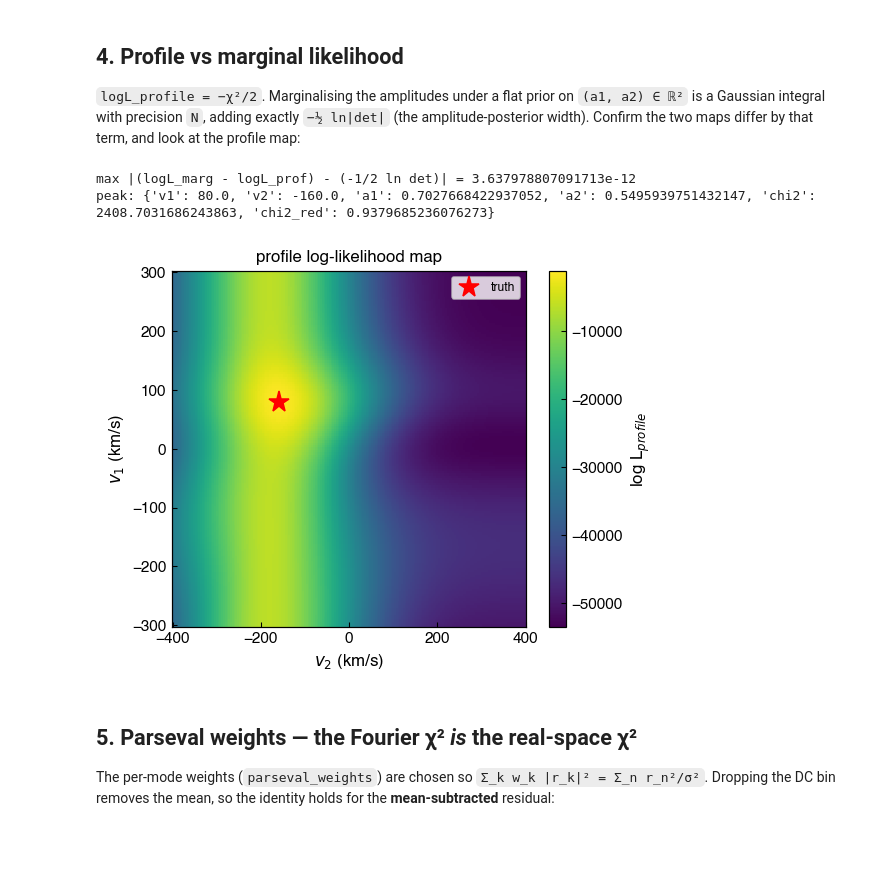
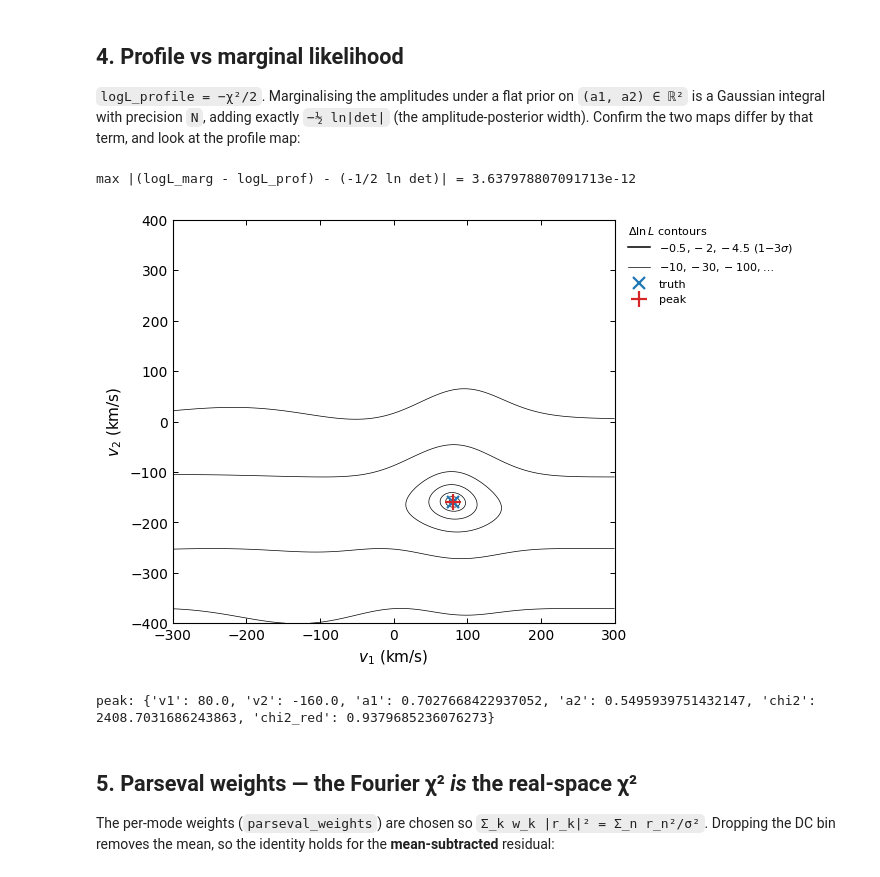
Before and after one commit to SPARTA-dev/SPARTA, a Jupyter notebook: examples/todcor/01_method.ipynb, the cells around one changed output. Drawn from its saved outputs; the diff is of its cells as text; code cells hidden in the pictures; blank space fills up the shorter version.

```diff
--- a/examples/todcor/01_method.ipynb
+++ b/examples/todcor/01_method.ipynb
@@ -19,20 +19,11 @@ import matplotlib.pyplot as plt
 # primitives (re-exported from unicor.dsp) all live in one namespace.
 import todcor as tf
 
-# Figure style for the SPARTA examples (LaTeX rendering off for portability).
-PAPER_STYLE = {
-    "font.family": "sans-serif",
-    "font.sans-serif": ["Helvetica", "Arial", "DejaVu Sans"],
-    "font.size": 11.0, "axes.titlesize": 11.0, "axes.labelsize": 11.0,
-    "xtick.labelsize": 10.0, "ytick.labelsize": 10.0, "legend.fontsize": 8.0,
-    "axes.linewidth": 0.8,
-    "xtick.major.width": 0.7, "ytick.major.width": 0.7,
-    "xtick.direction": "in", "ytick.direction": "in",
-    "lines.linewidth": 1.2,
-    "figure.dpi": 110, "savefig.dpi": 300, "savefig.bbox": "tight",
-    "axes.grid": False,
-}
-plt.rcParams.update(PAPER_STYLE)
+# The SPARTA figure style: data black steps, models red, one extra series
+# blue, maps as black unfilled contours of Delta lnL.
+from sparta.plotting import (GREY, apply_style, contour_map, dlnl_legend_entries,
+                             mark_fit, mark_truth, plot_extra, plot_model)
+apply_style()
 
 C = tf.C_KMS  # speed of light, km/s
 
@@ -181,21 +173,26 @@ term, and look at the profile map:
 # %%
 res = tf.profile_from_stats(st, v1g, v2g)
 det_map = np.maximum(st["S11"]*st["S22"] - st["A12"]**2, 1e-30)
 diff = res["logL_marginal"] - res["logL_profile"]
 print("max |(logL_marg - logL_prof) - (-1/2 ln det)| =",
       np.max(np.abs(diff - (-0.5*np.log(det_map)))))
 
-fig, ax = plt.subplots(figsize=(5.2, 4.2))
-im = ax.pcolormesh(v2g, v1g, res["logL_profile"], shading="auto", cmap="viridis")
-ax.plot(v2t, v1t, "r*", ms=14, label="truth")
-ax.set_xlabel("$v_2$ (km/s)"); ax.set_ylabel("$v_1$ (km/s)")
-ax.set_title("profile log-likelihood map"); ax.legend(fontsize=8)
-fig.colorbar(im, ax=ax, label="log L$_{profile}$")
+fig, ax = plt.subplots(figsize=(7.0, 4.6))
+logl = res["logL_profile"].T                 # the map is [v1, v2]; v1 along x
+cs = contour_map(ax, v1g, v2g, logl)
+mark_truth(ax, v1t, v2t, label="truth")
+mark_fit(ax, res["best"]["v1"], res["best"]["v2"], label="peak")
+ax.set_xlabel("$v_1$ (km/s)"); ax.set_ylabel("$v_2$ (km/s)")
+handles, labels = dlnl_legend_entries(cs.levels - np.nanmax(logl))
+h, l = ax.get_legend_handles_labels()
+ax.legend(handles + h, labels + l, title=r"$\Delta\ln L$ contours", fontsize=8, title_fontsize=8,
+          alignment="left", loc="upper left", bbox_to_anchor=(1.02, 1.0), borderaxespad=0)
+plt.show()
 print("peak:", res["best"])
 # %% [output]
 max |(logL_marg - logL_prof) - (-1/2 ln det)| = 3.637978807091713e-12
-peak: {'v1': 80.0, 'v2': -160.0, 'a1': 0.7027668422937052, 'a2': 0.5495939751432147, 'chi2': 2408.7031686243863, 'chi2_red': 0.9379685236076273}
-[figure, old version]
+[figure, new version]
+peak: {'v1': 80.0, 'v2': -160.0, 'a1': 0.7027668422937052, 'a2': 0.5495939751432147, 'chi2': 2408.7031686243863, 'chi2_red': 0.9379685236076273}
 # %% [markdown]
 ## 5. Parseval weights — the Fourier χ² *is* the real-space χ²
 
```
Also changed, not shown: parts of 1 cell of this notebook, 19 other files.
